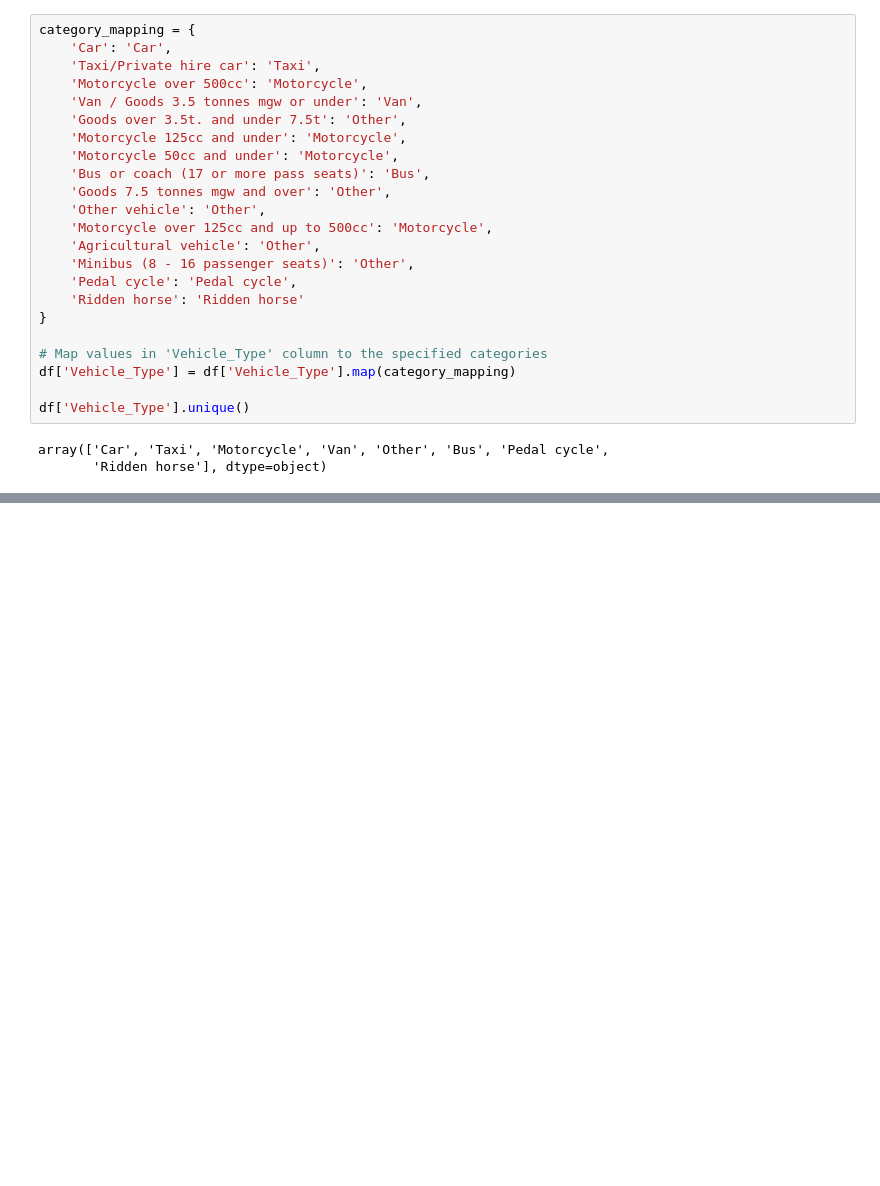
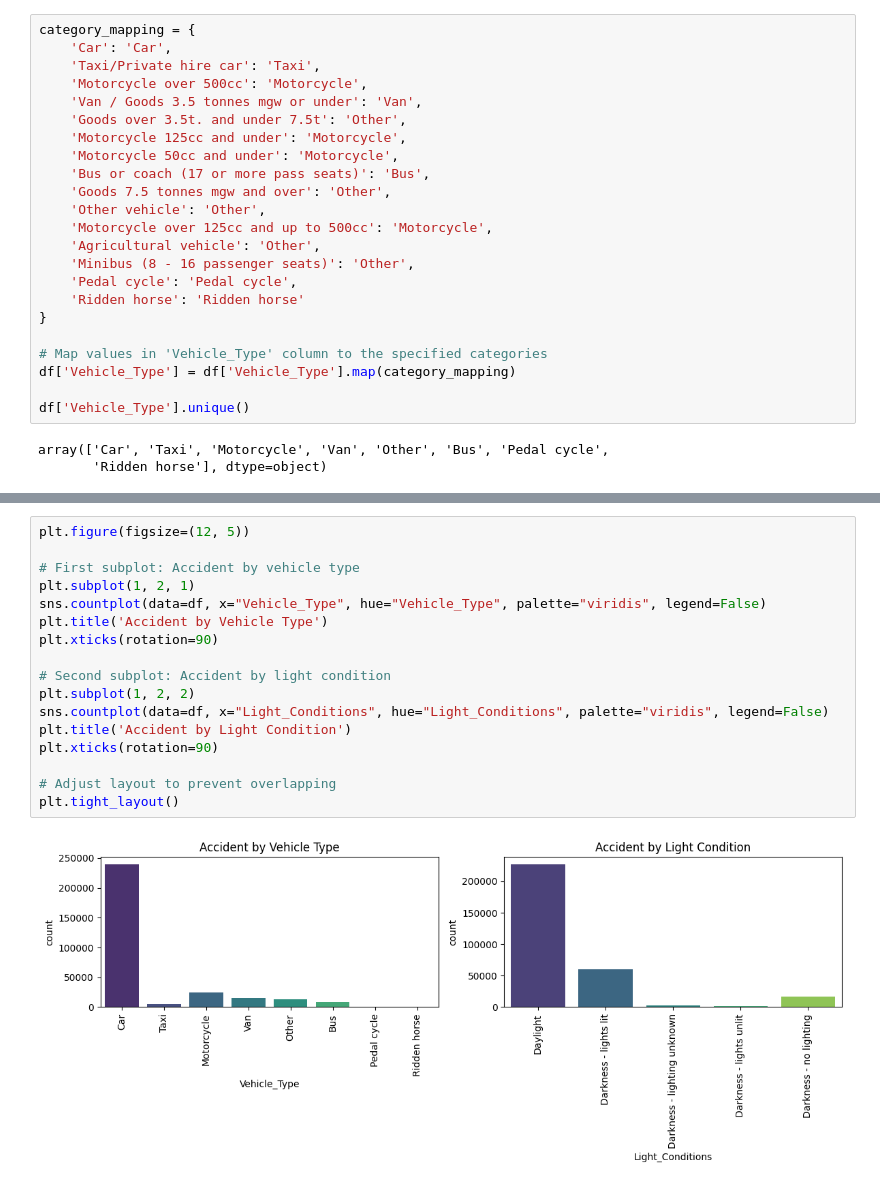
Before and after one commit to alixkaw/DPP-1, a Jupyter notebook: notebooks/01_exploration.ipynb, the cells around one changed output, grey strips where cells are left out. Saved outputs shown, nothing was run; the diff lists cells and outputs as text; blank space fills up the shorter version.

```diff
--- a/notebooks/01_exploration.ipynb
+++ b/notebooks/01_exploration.ipynb
@@ -278,0 +297,19 @@ plt.xticks(rotation=30)
+# %%
+plt.figure(figsize=(12, 5))
+
+# First subplot: Accident by vehicle type
+plt.subplot(1, 2, 1)
+sns.countplot(data=df, x="Vehicle_Type", hue="Vehicle_Type", palette="viridis", legend=False)
+plt.title('Accident by Vehicle Type')
+plt.xticks(rotation=90)
+
+# Second subplot: Accident by light condition
+plt.subplot(1, 2, 2)
+sns.countplot(data=df, x="Light_Conditions", hue="Light_Conditions", palette="viridis", legend=False)
+plt.title('Accident by Light Condition')
+plt.xticks(rotation=90)
+
+# Adjust layout to prevent overlapping
+plt.tight_layout()
+# %% [output]
+[figure, added]
```
Also changed, not shown: parts of 7 cells of this notebook.
